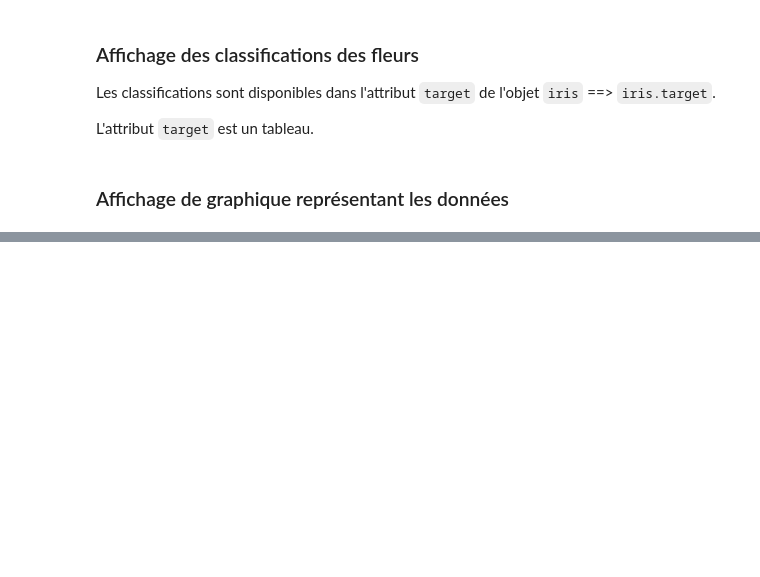
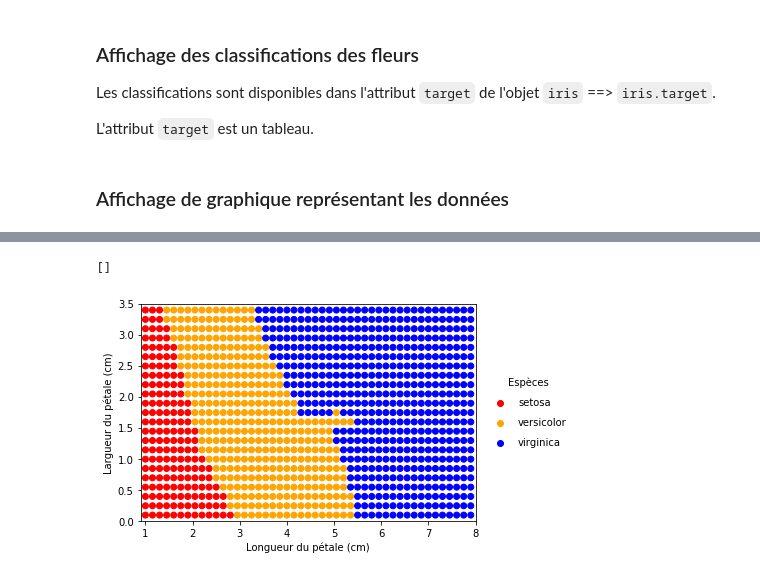
Before and after one commit to jlsgrand/hackacorp-data, a Jupyter notebook: pratique.ipynb, the cells around one changed output, grey strips where cells are left out. Drawn from its saved outputs; the diff is of its cells as text; code cells hidden in the pictures; blank space fills up the shorter version.

```diff
--- a/pratique.ipynb
+++ b/pratique.ipynb
@@ -112,0 +170,42 @@ Comment feriez-vous pour classifier "à la main" les mesures des fleurs ?
+# %%
+# Récupération des longeurs/largeurs de pétales seulement
+data = iris.data[:, 2:4]
+
+# On apprend à nouveau (cette fois sans séparer données de test et données de validation ==> on s'entraine avec toutes les données)
+clf.fit(data, iris.target)
+
+# On recherche les valeurs min/max de longueurs/largeurs des pétales
+x_min, x_max = data[:, 0].min(), data[:, 0].max() + 1
+y_min, y_max = data[:, 1].min(), data[:, 1].max() + 1
+
+# On en fait des tableaux de valeurs allant de min à max avec un pas de h
+h = .15
+x = np.arange(x_min, x_max, h)
+y = np.arange(y_min, y_max, h)
+
+# On se fait une grille avec ces points
+xx, yy = np.meshgrid(x, y)
+data_samples = list(zip(xx.ravel(), yy.ravel()))
+
+# On tente une validation du modèle avec ces valeurs
+result = clf.predict(data_samples)
+
+plt.figure(1)
+clist = ['red', 'orange', 'blue']
+colors = [clist[c] for c in result]
+
+plt.scatter(xx.ravel(), yy.ravel(), c=colors)
+plt.xlim(xx.min() - .1, xx.max() + .1)
+plt.ylim(yy.min() - .1, yy.max() + .1)
+plt.xlabel('Longueur du pétale (cm)')
+plt.ylabel('Largueur du pétale (cm)')
+
+for ind, s in enumerate(iris.target_names):
+    # on dessine de faux points, car la légende n'affiche que les points ayant un label
+    plt.scatter([], [], label=s, color=clist[ind])
+
+plt.legend(scatterpoints=1, frameon=False, labelspacing=1, bbox_to_anchor=(1.3, .5), loc="center right", title='Espèces')
+plt.plot()
+# %% [output]
+[]
+[figure, added]
```
Also changed, not shown: parts of 15 cells of this notebook, 3 other files.
